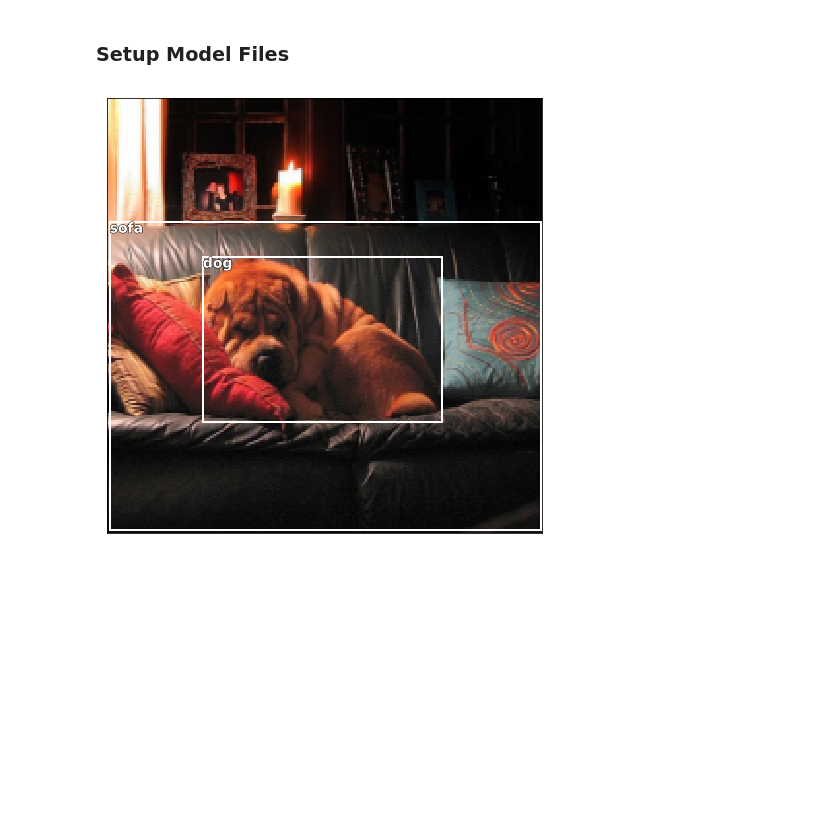
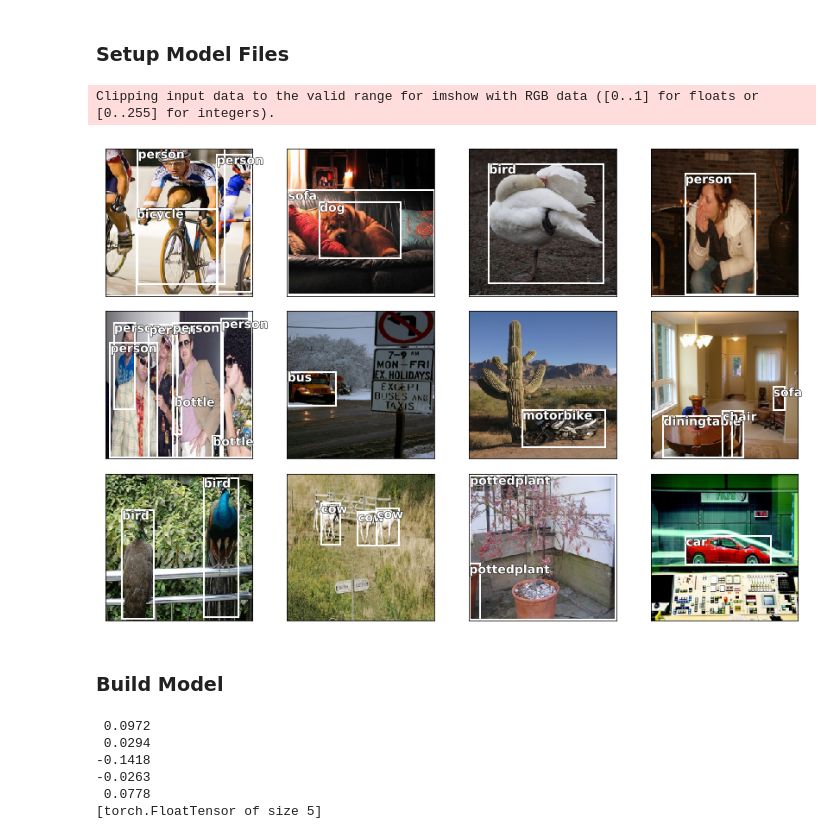
Before and after one commit to ganesh-krishnan/fastai, a Jupyter notebook: courses/dl2/pascal-multi_gk.ipynb, the cells around one changed output. Drawn from its saved outputs; the diff is of its cells as text; code cells hidden in the pictures; blank space fills up the shorter version.

```diff
--- a/courses/dl2/pascal-multi_gk.ipynb
+++ b/courses/dl2/pascal-multi_gk.ipynb
@@ -251,11 +251,15 @@ def create_od(df):
 # %%
 def repack(y):
     return list(zip(list(y[0]), list(y[1])))
+# %%
+def series2dict(s1, s2):
+    d = {v:s1[k] for k, v in s2.items()}
+    return d
 # %%
 cats = train_df[['category_id', 'category_name']].drop_duplicates().sort_values('category_id')
-cat_id = abc.category_id.to_dict()
-cat_name = abc.category_name.to_dict()
-id2name = {v:cat_name[k] for k, v in cat_id.items()}
+cat_id = cats.category_id.to_dict()
+cat_name = cats.category_name.to_dict()
+id2name = series2dict(cat_name, cat_id)
 # %%
 def plot_gt(img, y, ax=None, figsize=(16, 8), id2name=id2name):
     ax = show_img(img, ax=ax, figsize=figsize)
@@ -309,12 +313,18 @@ md_both.val_dl.dataset = ConcatDataSets(md_mbb.val_ds, mcl_val_y)
 # %%
 x, y = next(iter(md_both.val_dl))
 x, y = to_np(x), to_np(y)
-img = np.squeeze(md_mbb.val_ds.denorm(x[1]))
 y = repack(y)
-# %%
-plot_gt(img, y[1])
-# %% [output]
-[figure, removed]
+# %%
+fig, axes = plt.subplots(3, 4, figsize=(12, 8))
+for i, ax in enumerate(axes.flat):
+    img = np.squeeze(md_mbb.val_ds.denorm(x[i]))
+    plot_gt(img, y[i], ax, figsize=(12, 8))
+plt.tight_layout()
+# %% [output]
+Clipping input data to the valid range for imshow with RGB data ([0..1] for floats or [0..255] for integers).
+[figure, added]
+# %% [markdown]
+### Build Model
 # %%
 class FeatureExtractor(nn.Module):
     def __init__(orig_model):
@@ -329,0 +362,9 @@ class FeatureExtractor(nn.Module):
+# %%
+conv.bias.data
+# %% [output]
+ 0.0972
+ 0.0294
+-0.1418
+-0.0263
+ 0.0778
+[torch.FloatTensor of size 5]
```
Also changed, not shown: parts of 2 cells of this notebook.
